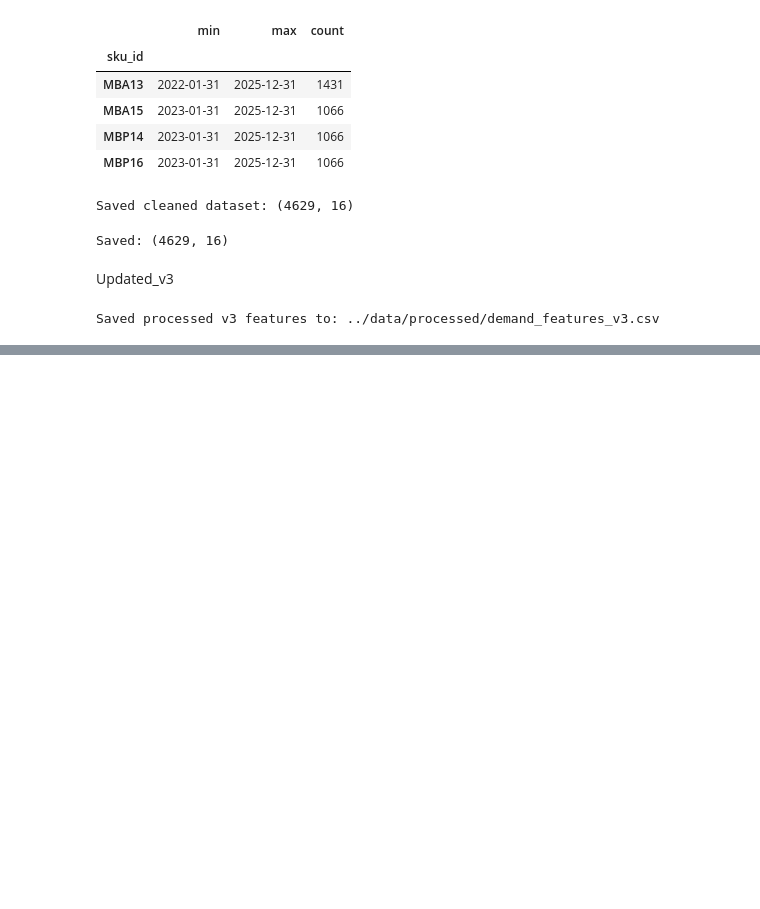
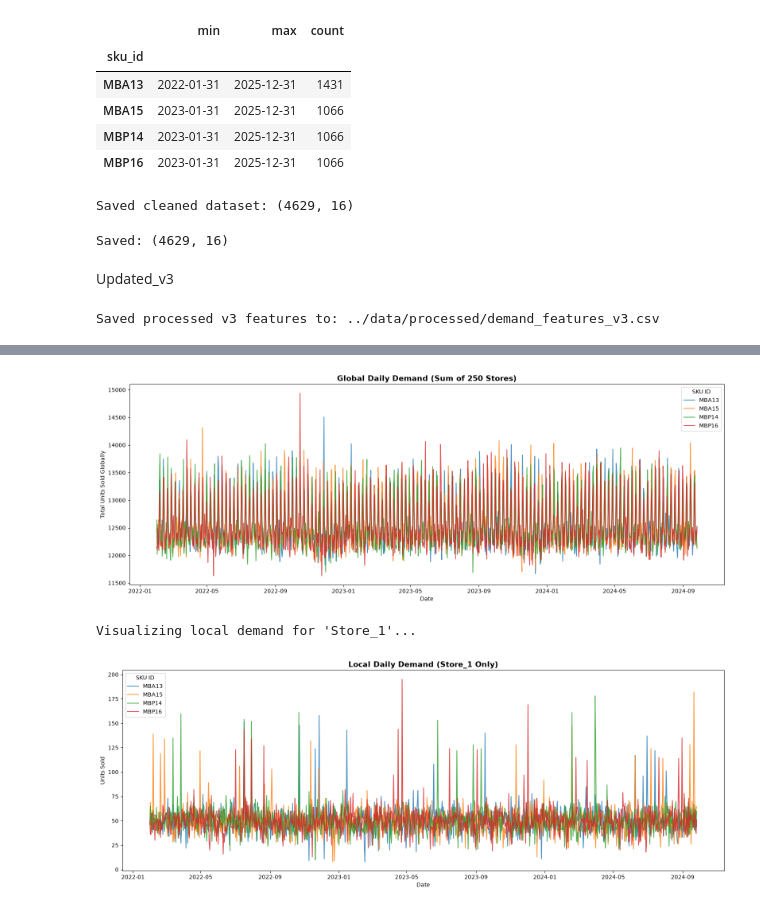
Before and after one commit to asadposeidon/production-planning-optimisation, a Jupyter notebook: notebooks/01_eda.ipynb, the cells around one changed output, grey strips where cells are left out. Saved outputs shown, nothing was run; the diff lists cells and outputs as text; code cells hidden in the pictures; blank space fills up the shorter version.

```diff
--- a/notebooks/01_eda.ipynb
+++ b/notebooks/01_eda.ipynb
@@ -500,3 +500,71 @@ df_eda_v3.to_csv(features_path_v3, index=False)
 print(f"Saved processed v3 features to: {features_path_v3}")
 # %% [output]
 Saved processed v3 features to: ../data/processed/demand_features_v3.csv
+# %%
+import pandas as pd
+import numpy as np
+import matplotlib.pyplot as plt
+import seaborn as sns
+import warnings
+warnings.filterwarnings("ignore")
+
+# ==========================================
+# 1. LOAD 1 MILLION ROW DATASET
+# ==========================================
+print("Loading V4 1-Million-Row dataset...")
+# Using parse_dates to properly format the timeline
+df_1m = pd.read_csv("../data/processed/demand_features_v4_1M.csv", parse_dates=["date"])
+
+print(f"\nDataset Shape: {df_1m.shape}")
+print("\n--- Memory Usage ---")
+# This will show you exactly how much of your 24GB RAM this dataset is using
+print(df_1m.info(memory_usage='deep'))
+
+print("\n--- Null Value Check ---")
+print(df_1m.isnull().sum())
+
+# ==========================================
+# 2. GLOBAL SKU AGGREGATION & VISUALIZATION
+# ==========================================
+# Plotting 1 million rows directly will crash VS Code.
+# First, we sum up the sales across all 250 stores to see the "Global" trend.
+print("\nAggregating data across all 250 stores for global visualization...")
+global_df = df_1m.groupby(['date', 'sku_id'])['units_sold'].sum().reset_index()
+
+plt.figure(figsize=(16, 6))
+sns.lineplot(data=global_df, x='date', y='units_sold', hue='sku_id', alpha=0.8)
+plt.title("Global Daily Demand (Sum of 250 Stores)", fontsize=14, fontweight='bold')
+plt.ylabel("Total Units Sold Globally")
+plt.xlabel("Date")
+plt.legend(title='SKU ID')
+plt.tight_layout()
+plt.show()
+
+# ==========================================
+# 3. SINGLE STORE VISUALIZATION (The Micro View)
+# ==========================================
+# Now we isolate a single store to see the chaotic local shocks (promotions/stockouts)
+print("\nVisualizing local demand for 'Store_1'...")
+store_1_df = df_1m[df_1m['store_id'] == 'Store_1']
+
+plt.figure(figsize=(16, 6))
+sns.lineplot(data=store_1_df, x='date', y='units_sold', hue='sku_id', alpha=0.8)
+plt.title("Local Daily Demand (Store_1 Only)", fontsize=14, fontweight='bold')
+plt.ylabel("Units Sold")
+plt.xlabel("Date")
+plt.legend(title='SKU ID')
+plt.tight_layout()
+plt.show()
+
+# ==========================================
+# 4. CONDITIONAL SHOCK ANALYSIS
+# ==========================================
+# Let's verify our conditional logic worked (Promos should cause spikes, stockouts cause drops)
+print("\n--- Average Sales by Promotional Status (Store_1) ---")
+promo_impact = store_1_df.groupby('is_promo')['units_sold'].mean().round(2)
+print(promo_impact.rename(index={0: 'No Promo', 1: 'Active Promo'}))
+
+print("\n--- Average Sales by Stockout Status (Store_1) ---")
+stockout_impact = store_1_df.groupby('is_stockout')['units_sold'].mean().round(2)
+print(stockout_impact.rename(index={0: 'In Stock', 1: 'Stockout'}))
+# %% [output]
@@ -502,0 +588,3 @@ Saved processed v3 features to: ../data/processed/demand_features_v3.csv
+[figure, added]
+Visualizing local demand for 'Store_1'...
+[figure, added]
```
Also changed, not shown: parts of 1 cell of this notebook, 9 other files.
